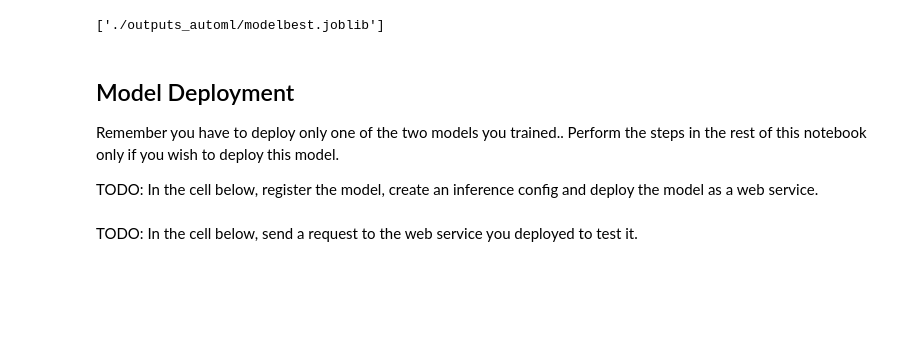
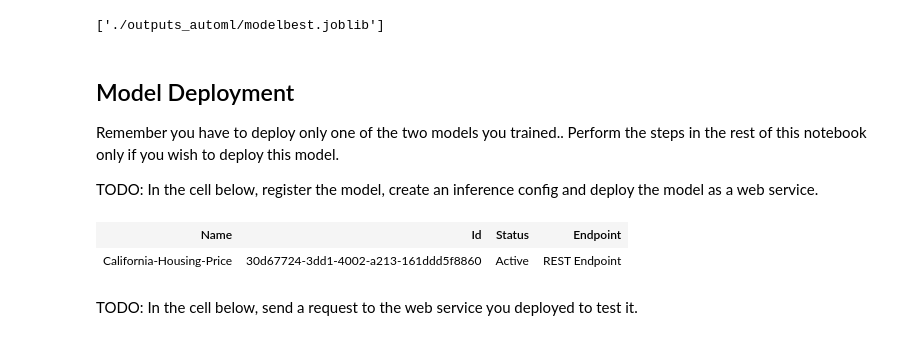
Before and after one commit to second-husky/Capstone-Azure-ML, a Jupyter notebook: starter_file/automl.ipynb, the cells around one changed output. Cells and saved outputs as stored; diff of their text form; code cells hidden in the pictures; blank space fills up the shorter version.

```diff
--- a/starter_file/automl.ipynb
+++ b/starter_file/automl.ipynb
@@ -96,8 +98,7 @@ if not found:
         dataset= TabularDatasetFactory.register_pandas_dataframe(dataframe = df, target= datastore, name=key)
         dataset = dataset.register(workspace=ws,
                                    name=key,
-                                   description=description_text,
-                                   update = True)
+                                   description=description_text)
 
 
 df = dataset.to_pandas_dataframe()
@@ -312,3 +326,11 @@ joblib.dump(value = best_model, filename=ml_path)
 Remember you have to deploy only one of the two models you trained.. Perform the steps in the rest of this notebook only if you wish to deploy this model.
 
 TODO: In the cell below, register the model, create an inference config and deploy the model as a web service.
+# %%
+published_pipeline = pipeline_run.publish_pipeline(
+    name="California-Housing-Price", description="California Housing Price Prediction", version="1.0")
+
+published_pipeline
+# %% [output]
+| Name | Id | Status | Endpoint |
+| California-Housing-Price | 30d67724-3dd1-4002-a213-161ddd5f8860 | Active | REST Endpoint |
```
Also changed, not shown: parts of 15 cells of this notebook, 2 other files.
